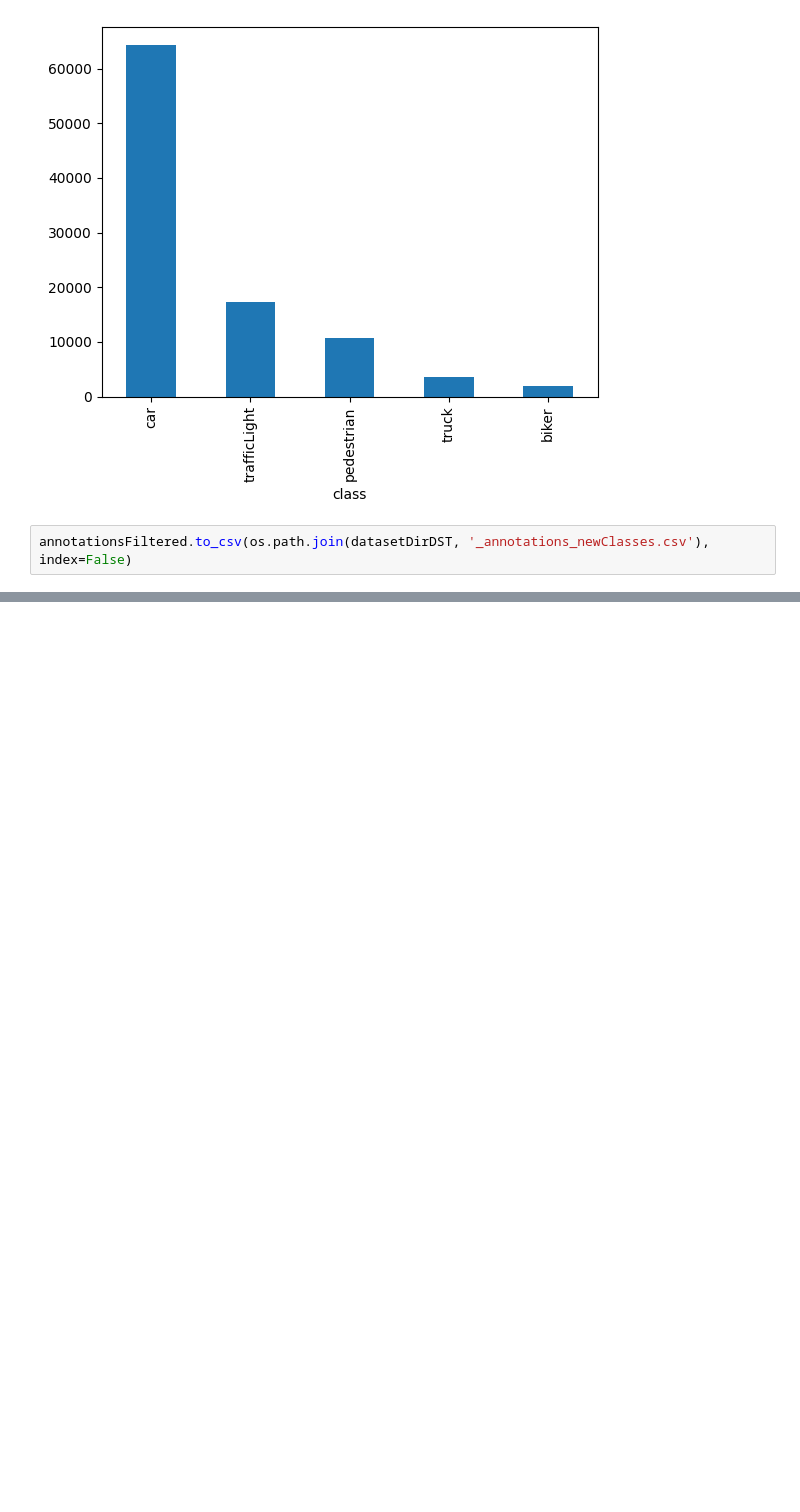
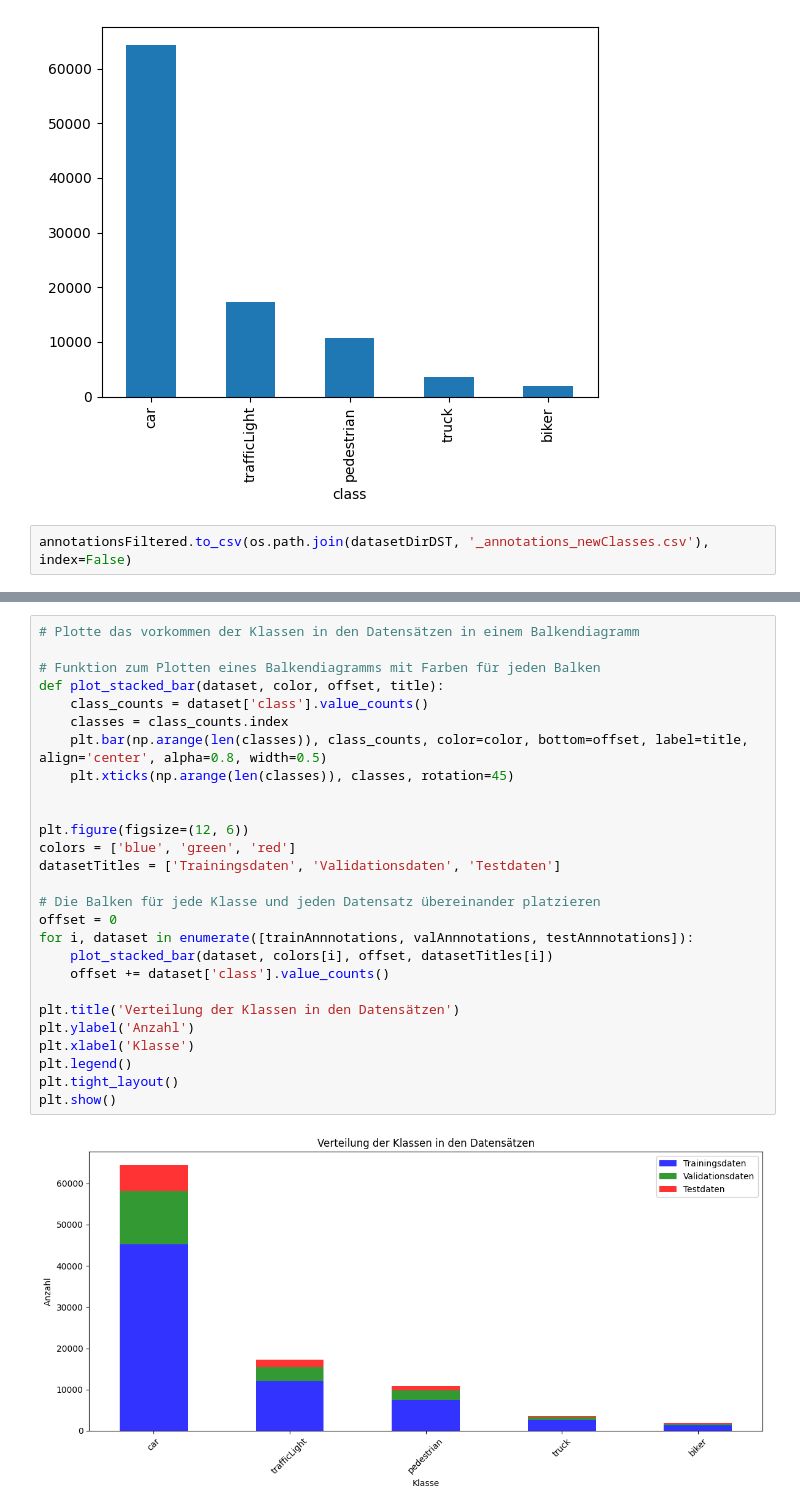
Before and after one commit to AndreKest/deepVision-project, a Jupyter notebook: src/dataset/datasetPreprocessing.ipynb, the cells around one changed output, grey strips where cells are left out. Cells and saved outputs as stored; diff of their text form; blank space fills up the shorter version.

```diff
--- a/src/dataset/datasetPreprocessing.ipynb
+++ b/src/dataset/datasetPreprocessing.ipynb
@@ -136,0 +180,29 @@ testAnnnotations.to_csv(os.path.join(datasetDirDST, '_val_annotations_newClasses
+# %%
+# Plotte das vorkommen der Klassen in den Datensätzen in einem Balkendiagramm
+
+# Funktion zum Plotten eines Balkendiagramms mit Farben für jeden Balken
+def plot_stacked_bar(dataset, color, offset, title):
+    class_counts = dataset['class'].value_counts()
+    classes = class_counts.index
+    plt.bar(np.arange(len(classes)), class_counts, color=color, bottom=offset, label=title, align='center', alpha=0.8, width=0.5)
+    plt.xticks(np.arange(len(classes)), classes, rotation=45)
+
+
+plt.figure(figsize=(12, 6))
+colors = ['blue', 'green', 'red']
+datasetTitles = ['Trainingsdaten', 'Validationsdaten', 'Testdaten']
+
+# Die Balken für jede Klasse und jeden Datensatz übereinander platzieren
+offset = 0
+for i, dataset in enumerate([trainAnnnotations, valAnnnotations, testAnnnotations]):
+    plot_stacked_bar(dataset, colors[i], offset, datasetTitles[i])
+    offset += dataset['class'].value_counts()
+
+plt.title('Verteilung der Klassen in den Datensätzen')
+plt.ylabel('Anzahl')
+plt.xlabel('Klasse')
+plt.legend()
+plt.tight_layout()
+plt.show()
+# %% [output]
+[figure, added]
```
Also changed, not shown: parts of 6 cells of this notebook, 7 other files.
